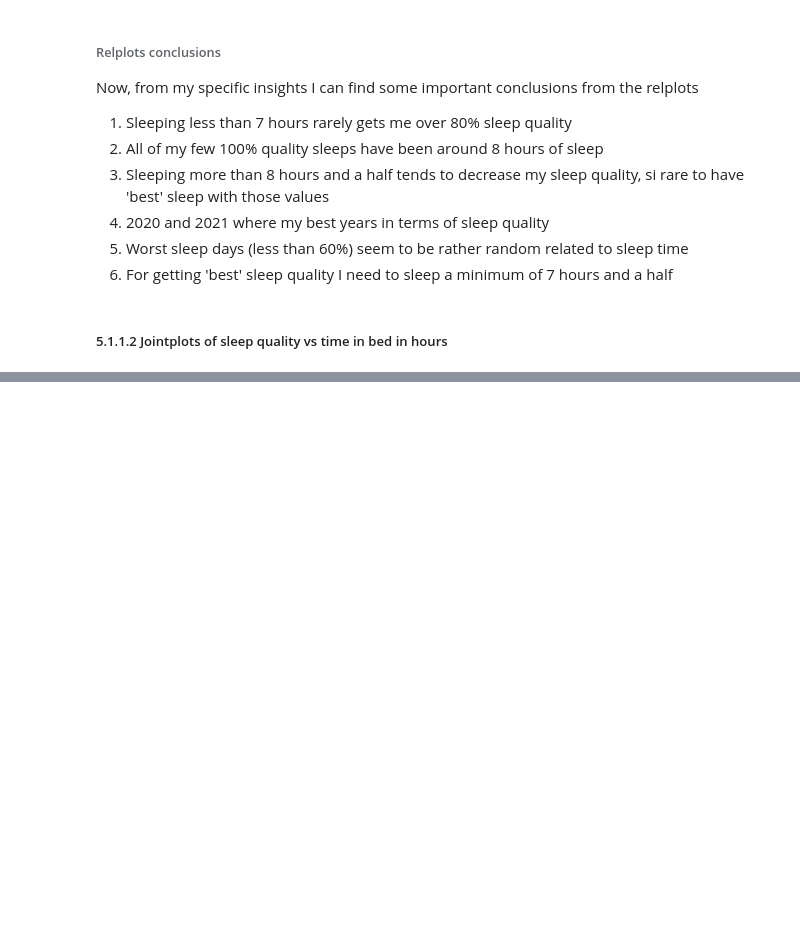
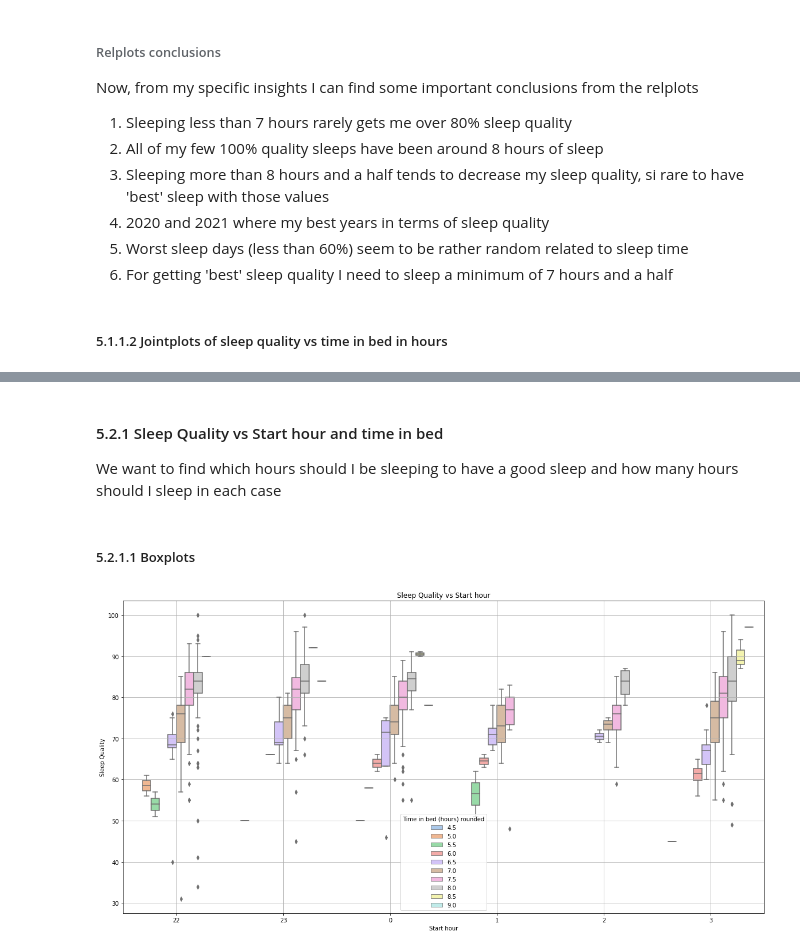
Before and after one commit to JRamirex/SleepCycleAnalyzer, a Jupyter notebook: SleepAnalyzer.ipynb, the cells around one changed output, grey strips where cells are left out. Drawn from its saved outputs; the diff is of its cells as text; code cells hidden in the pictures; blank space fills up the shorter version.

```diff
--- a/SleepAnalyzer.ipynb
+++ b/SleepAnalyzer.ipynb
@@ -501,0 +540,33 @@ plt.show()
+# %% [markdown]
+#### 5.2.1 Sleep Quality vs Start hour and time in bed
+We want to find which hours should I be sleeping to have a good sleep and how many hours should I sleep in each case
+# %%
+# General plots of the sleep quality vs Start hour
+
+# Copy the sleepData dataframe for modifications
+sleepDataCopy = sleepData.copy()
+
+# Drop rows where Start hour is 4, 5 or 6
+sleepDataCopy = sleepDataCopy.drop(sleepDataCopy[sleepDataCopy['Start hour'] == 4].index)
+sleepDataCopy = sleepDataCopy.drop(sleepDataCopy[sleepDataCopy['Start hour'] == 5].index)
+sleepDataCopy = sleepDataCopy.drop(sleepDataCopy[sleepDataCopy['Start hour'] == 6].index)
+# %% [markdown]
+##### 5.2.1.1 Boxplots
+# %%
+# Plot the figure
+# Set the figure size
+fig, ax = plt.subplots(figsize=(20, 10))
+
+# Box plot of the sleep quality vs Start hour, the hue is related to the amount of time in bed (hours) rounded
+sns.boxplot(x="Start hour", y="Sleep Quality", hue="Time in bed (hours) rounded", data=sleepDataCopy, palette="pastel")
+
+# Change the x order to show 22 and 23 before 0, 1,2 and 3
+ax.set_xticklabels(['22', '23', '0', '1', '2', '3'])
+
+# Add a title
+plt.title('Sleep Quality vs Start hour')
+
+# Add grid lines
+plt.grid(True)
+# %% [output]
+[figure, added]
```
Also changed, not shown: parts of 35 cells of this notebook, 1 other file.
